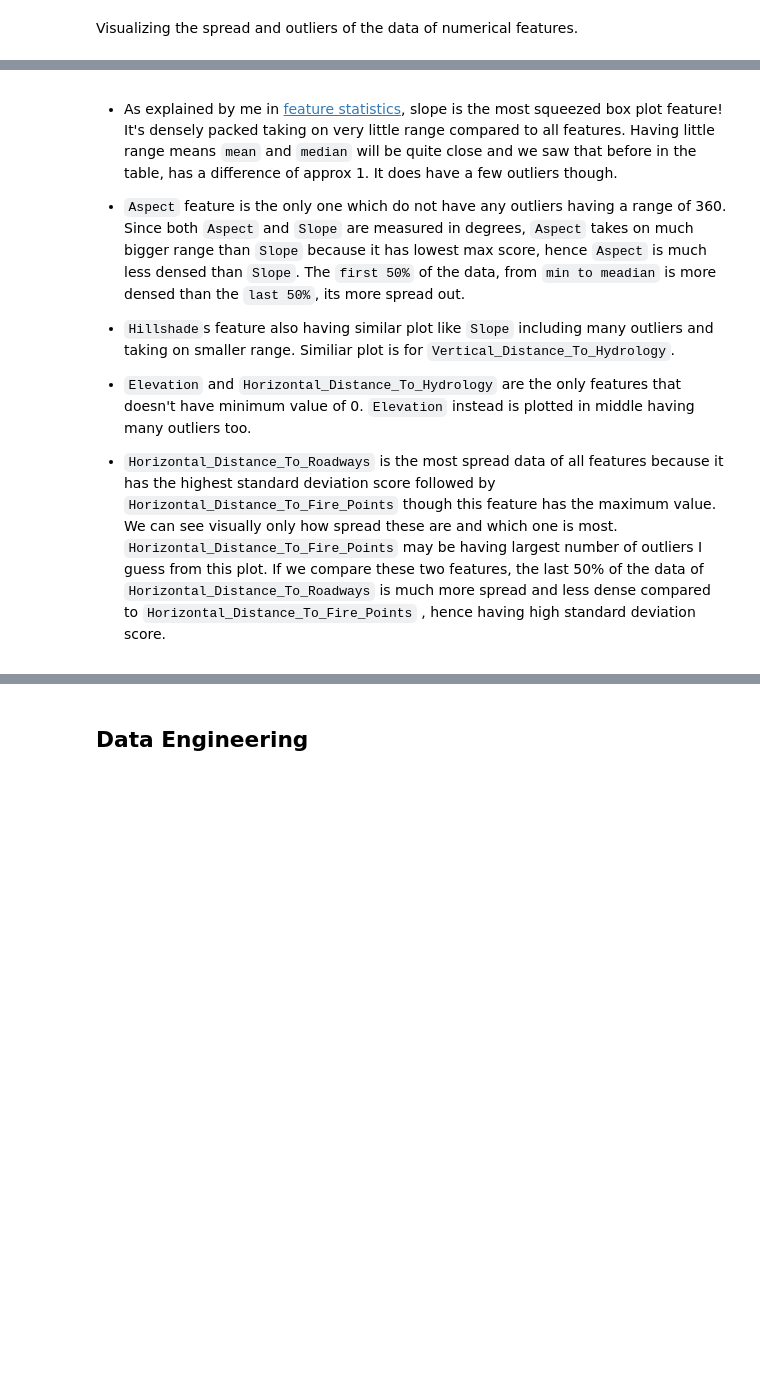
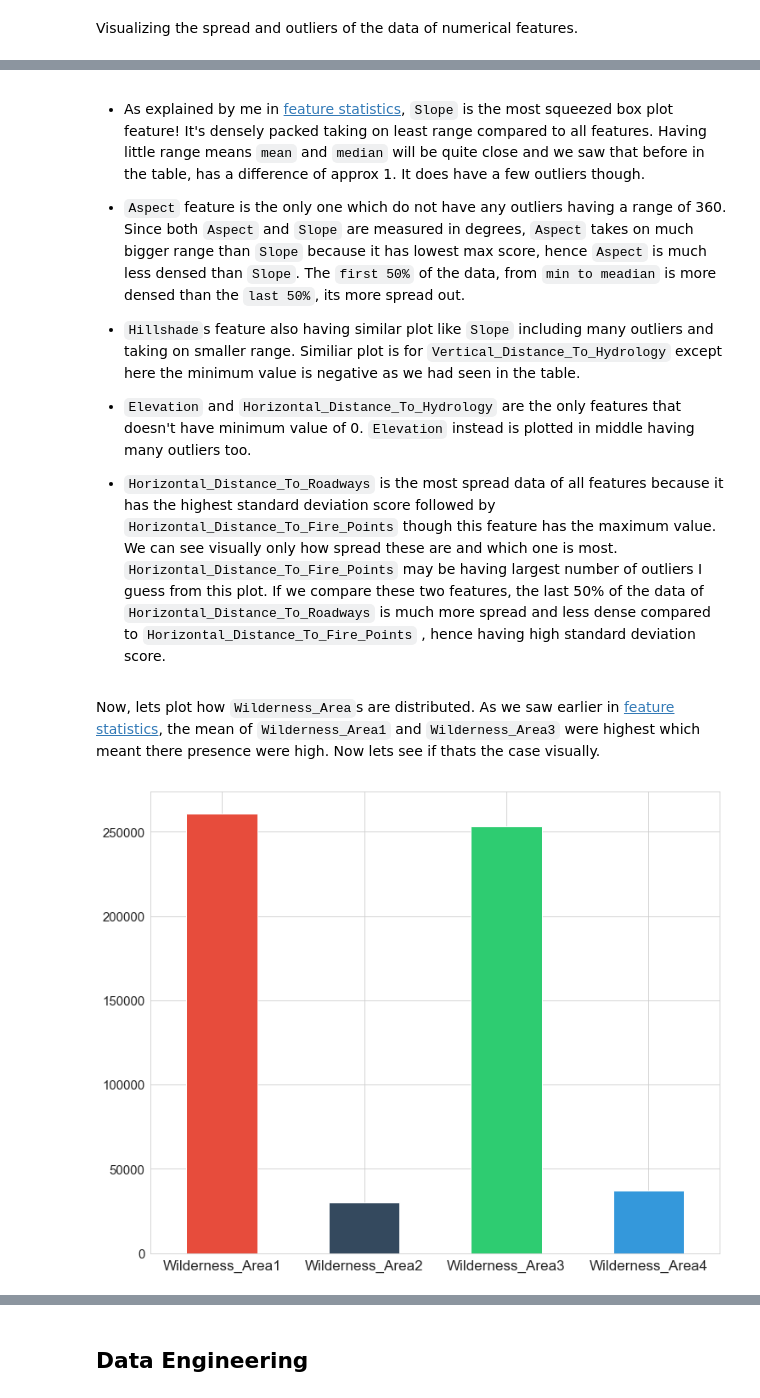
Before and after one commit to JuzerShakir/Forest_Cover-Type, a Jupyter notebook: result.ipynb, the cells around one changed output, grey strips where cells are left out. Cells and saved outputs as stored; diff of their text form; code cells hidden in the pictures; blank space fills up the shorter version.

```diff
--- a/result.ipynb
+++ b/result.ipynb
@@ -381,10 +392,37 @@ plt.show()
 # %% [markdown]
-- As explained by me in [feature statistics](#Feature-Statistics), slope is the most squeezed box plot feature! It's densely packed taking on very little range compared to all features. Having little range means `mean` and `median` will be quite close and we saw that before in the table, has a difference of approx 1. It does have a few outliers though.
+- As explained by me in [feature statistics](#Feature-Statistics), `Slope` is the most squeezed box plot feature! It's densely packed taking on least range compared to all features. Having little range means `mean` and `median` will be quite close and we saw that before in the table, has a difference of approx 1. It does have a few outliers though.
 
 - `Aspect` feature is the only one which do not have any outliers having a range of 360. Since both `Aspect` and `Slope` are measured in degrees, `Aspect` takes on much bigger range than `Slope` because it has lowest max score, hence `Aspect` is much less densed than `Slope`. The `first 50%` of the data, from `min to meadian` is more densed than the `last 50%`, its more spread out.
 
-- `Hillshade`s feature also having similar plot like `Slope` including many outliers and taking on smaller range. Similiar plot is for `Vertical_Distance_To_Hydrology`.
+- `Hillshade`s feature also having similar plot like `Slope` including many outliers and taking on smaller range. Similiar plot is for `Vertical_Distance_To_Hydrology` except here the minimum value is negative as we had seen in the table.
 
 - `Elevation` and `Horizontal_Distance_To_Hydrology` are the only features that doesn't have minimum value of 0. `Elevation` instead is plotted in middle having many outliers too.
 
 - `Horizontal_Distance_To_Roadways` is the most spread data of all features because it has the highest standard deviation score followed by `Horizontal_Distance_To_Fire_Points` though this feature has the maximum value. We can see visually only how spread these are and which one is most. `Horizontal_Distance_To_Fire_Points` may be having largest number of outliers I guess from this plot. If we compare these two features, the last 50% of the data of `Horizontal_Distance_To_Roadways` is much more spread and less dense compared to `Horizontal_Distance_To_Fire_Points` , hence having high standard deviation score.
+# %% [markdown]
+Now, lets plot how `Wilderness_Area`s are distributed. As we saw earlier in [feature statistics](#Feature-Statistics), the mean of `Wilderness_Area1` and `Wilderness_Area3` were highest which meant there presence were high. Now lets see if thats the case visually.
+# %%
+####    2    #####
+# Bar plot
+# Wilderness Area Count
+
+# plot bg
+sns.set_style("whitegrid")
+
+# list of colors
+flatui = ["#e74c3c", "#34495e", "#2ecc71","#3498db"]
+# using seaborn, passing color to palette
+color = sns.color_palette(flatui)
+
+# select all rows and first 4 columns, plot bar with given given size using color defined
+binary_fea.iloc[:,:4].sum().plot(kind='bar', figsize=(12, 10), color=color)
+
+# x-axis label size, setting label rotations
+plt.xticks(rotation = 'horizontal', size = 17)
+# y-axis label size
+plt.yticks(size = 15)
+
+# display plot
+plt.show()
+# %% [output]
+[figure, added]
```
Also changed, not shown: parts of 6 cells of this notebook.
